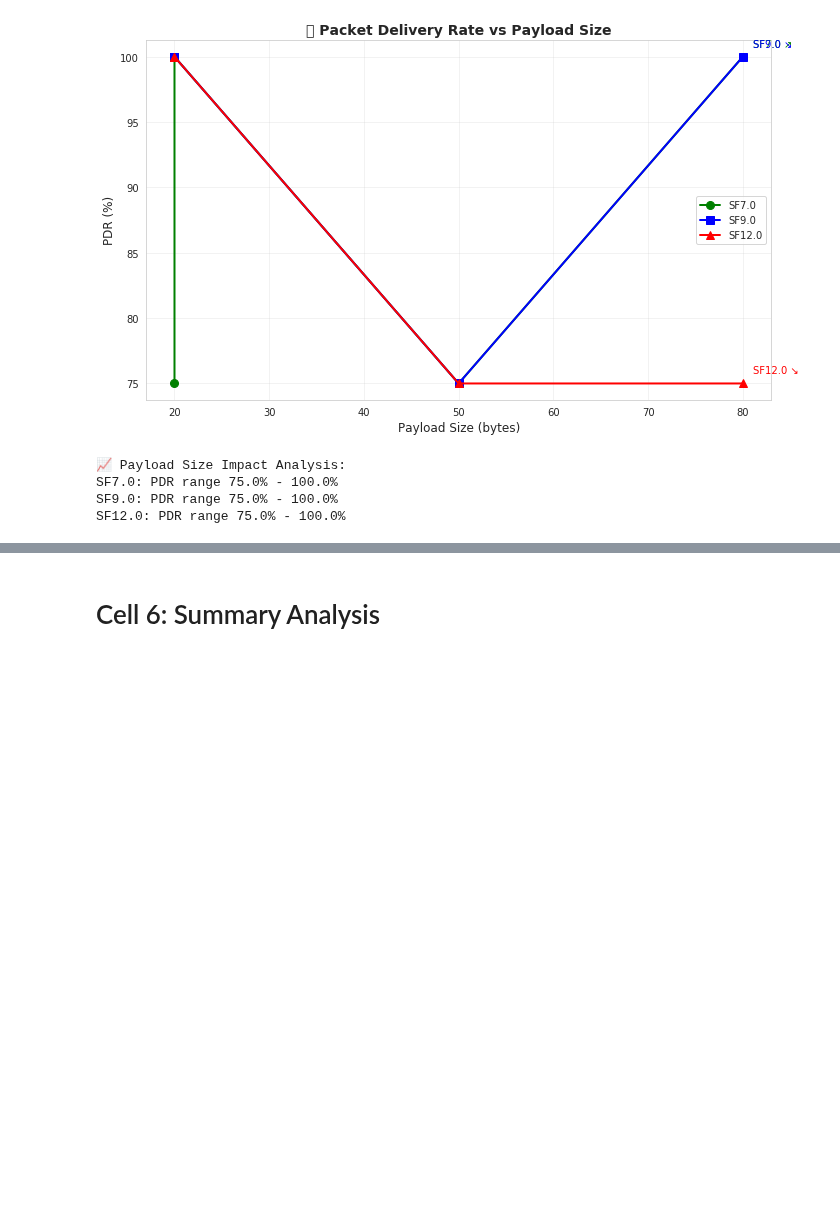
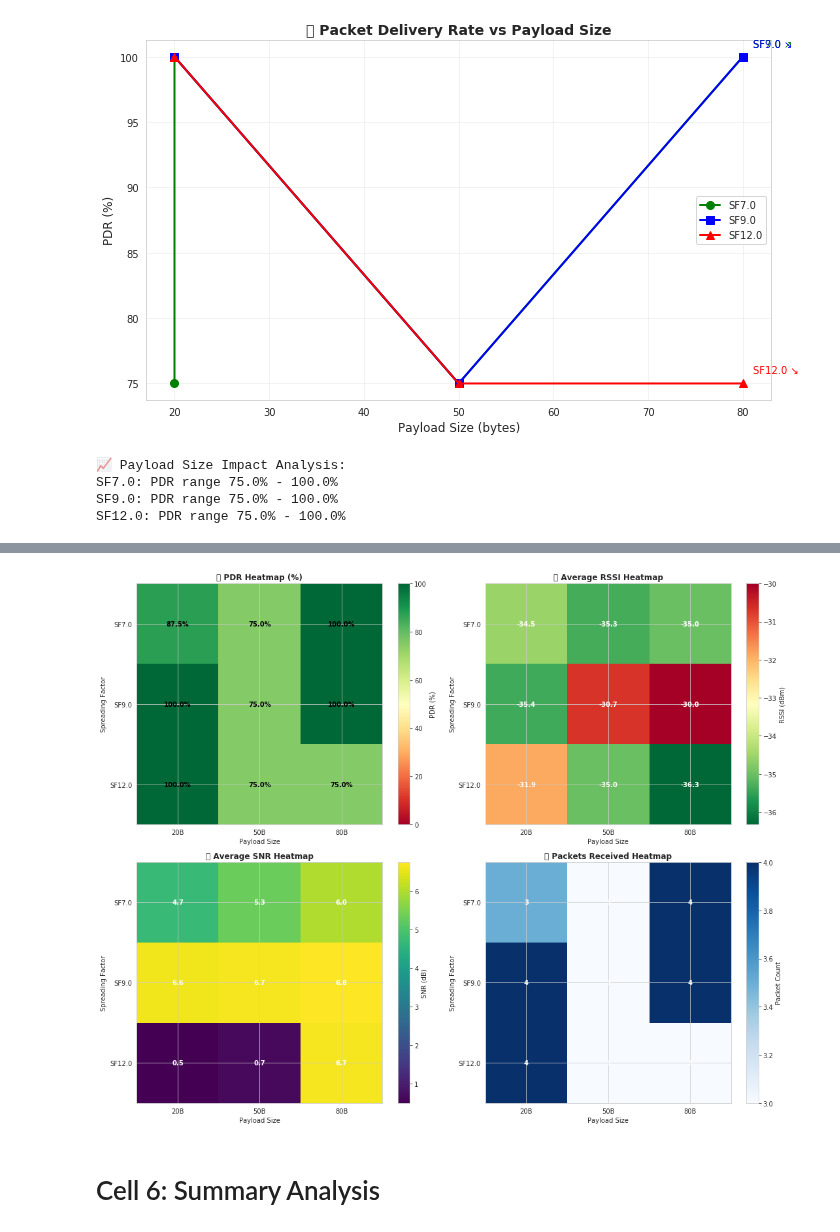
Before and after one commit to rdomga/loraexperiments, a Jupyter notebook: lora_gateway/AI/notebooks/Untitled Folder/lora-characterization.ipynb, the cells around one changed output, grey strips where cells are left out. Drawn from its saved outputs; the diff is of its cells as text; code cells hidden in the pictures; blank space fills up the shorter version.

```diff
--- a/lora_gateway/AI/notebooks/Untitled Folder/lora-characterization.ipynb
+++ b/lora_gateway/AI/notebooks/Untitled Folder/lora-characterization.ipynb
@@ -395,3 +488,84 @@ SF12.0: PDR range 75.0% - 100.0%
+# %%
+# Plot 5: Performance Heatmaps
+fig, ((ax1, ax2), (ax3, ax4)) = plt.subplots(2, 2, figsize=(15, 12))
+
+# PDR Heatmap
+pdr_pivot = pdr_stats.pivot_table(values='pdr_percent', index='sf', columns='len', fill_value=0)
+im1 = ax1.imshow(pdr_pivot.values, cmap='RdYlGn', aspect='auto', vmin=0, vmax=100)
+ax1.set_title('✅ PDR Heatmap (%)', fontsize=12, fontweight='bold')
+ax1.set_xticks(range(len(pdr_pivot.columns)))
+ax1.set_xticklabels([f'{col}B' for col in pdr_pivot.columns])
+ax1.set_yticks(range(len(pdr_pivot.index)))
+ax1.set_yticklabels([f'SF{idx}' for idx in pdr_pivot.index])
+ax1.set_xlabel('Payload Size')
+ax1.set_ylabel('Spreading Factor')
+
+# Add text annotations
+for i in range(len(pdr_pivot.index)):
+    for j in range(len(pdr_pivot.columns)):
+        text = ax1.text(j, i, f'{pdr_pivot.values[i, j]:.1f}%',
+                       ha="center", va="center", color="black", fontweight='bold')
+
+plt.colorbar(im1, ax=ax1, label='PDR (%)')
+
+# RSSI Heatmap
+rssi_pivot = pdr_stats.pivot_table(values='rssi_mean', index='sf', columns='len', fill_value=0)
+im2 = ax2.imshow(rssi_pivot.values, cmap='RdYlGn_r', aspect='auto')
+ax2.set_title('📡 Average RSSI Heatmap', fontsize=12, fontweight='bold')
+ax2.set_xticks(range(len(rssi_pivot.columns)))
+ax2.set_xticklabels([f'{col}B' for col in rssi_pivot.columns])
+ax2.set_yticks(range(len(rssi_pivot.index)))
+ax2.set_yticklabels([f'SF{idx}' for idx in rssi_pivot.index])
+ax2.set_xlabel('Payload Size')
+ax2.set_ylabel('Spreading Factor')
+
+for i in range(len(rssi_pivot.index)):
+    for j in range(len(rssi_pivot.columns)):
+        text = ax2.text(j, i, f'{rssi_pivot.values[i, j]:.1f}',
+                       ha="center", va="center", color="white", fontweight='bold')
+
+plt.colorbar(im2, ax=ax2, label='RSSI (dBm)')
+
+# SNR Heatmap
+snr_pivot = pdr_stats.pivot_table(values='snr_mean', index='sf', columns='len', fill_value=0)
+im3 = ax3.imshow(snr_pivot.values, cmap='viridis', aspect='auto')
+ax3.set_title('📶 Average SNR Heatmap', fontsize=12, fontweight='bold')
+ax3.set_xticks(range(len(snr_pivot.columns)))
+ax3.set_xticklabels([f'{col}B' for col in snr_pivot.columns])
+ax3.set_yticks(range(len(snr_pivot.index)))
+ax3.set_yticklabels([f'SF{idx}' for idx in snr_pivot.index])
+ax3.set_xlabel('Payload Size')
+ax3.set_ylabel('Spreading Factor')
+
+for i in range(len(snr_pivot.index)):
+    for j in range(len(snr_pivot.columns)):
+        text = ax3.text(j, i, f'{snr_pivot.values[i, j]:.1f}',
+                       ha="center", va="center", color="white", fontweight='bold')
+
+plt.colorbar(im3, ax=ax3, label='SNR (dB)')
+
+# Packet Count Heatmap
+count_pivot = pdr_stats.pivot_table(values='packets_received', index='sf', columns='len', fill_value=0)
+im4 = ax4.imshow(count_pivot.values, cmap='Blues', aspect='auto')
+ax4.set_title('📊 Packets Received Heatmap', fontsize=12, fontweight='bold')
+ax4.set_xticks(range(len(count_pivot.columns)))
+ax4.set_xticklabels([f'{col}B' for col in count_pivot.columns])
+ax4.set_yticks(range(len(count_pivot.index)))
+ax4.set_yticklabels([f'SF{idx}' for idx in count_pivot.index])
+ax4.set_xlabel('Payload Size')
+ax4.set_ylabel('Spreading Factor')
+
+for i in range(len(count_pivot.index)):
+    for j in range(len(count_pivot.columns)):
+        text = ax4.text(j, i, f'{int(count_pivot.values[i, j])}',
+                       ha="center", va="center", color="white", fontweight='bold')
+
+plt.colorbar(im4, ax=ax4, label='Packet Count')
+
+plt.tight_layout()
+plt.show()
+# %% [output]
+[figure, added]
 # %% [markdown]
 # Cell 6: Summary Analysis
 # %%
```
Also changed, not shown: parts of 3 cells of this notebook, 1 other file.
